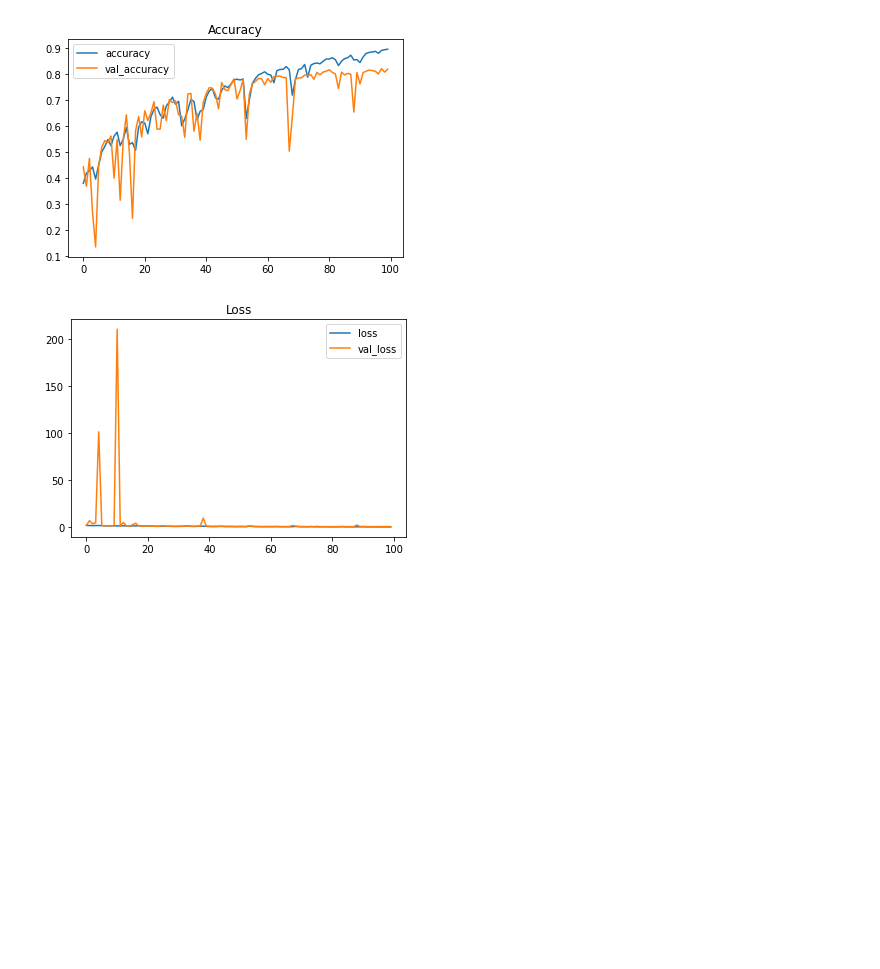
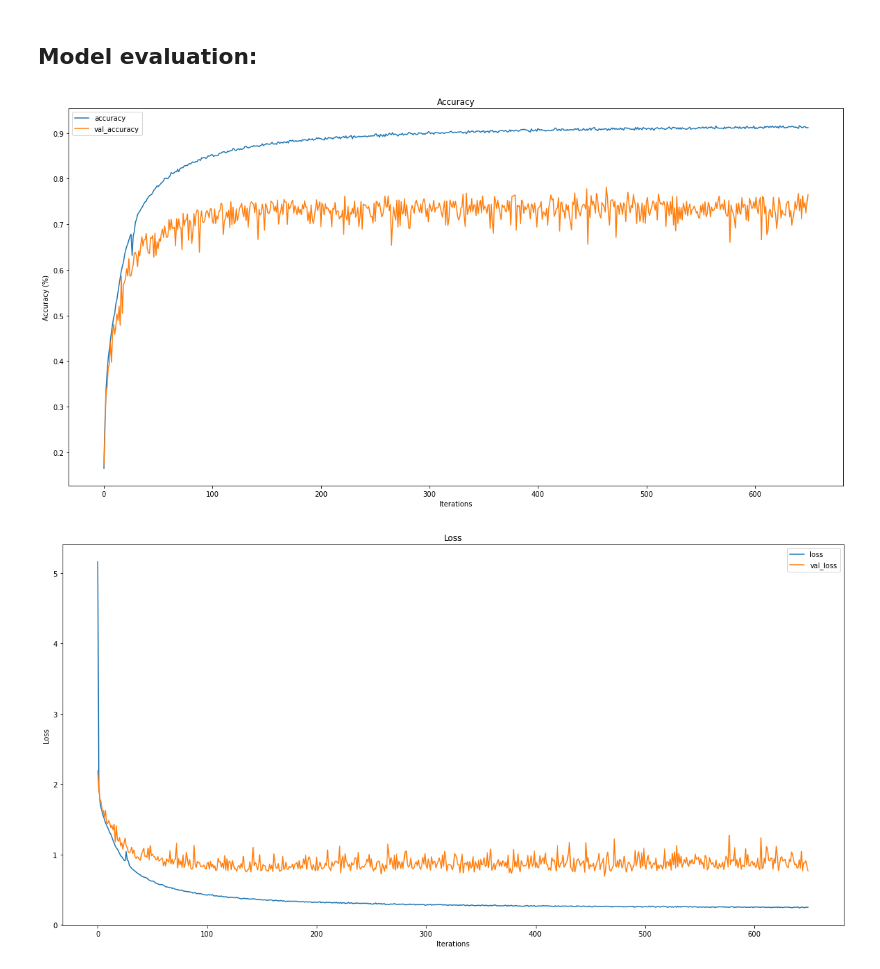
Before and after one commit to Deesus/recreate-resnet, a Jupyter notebook: ResNet-50.ipynb, the cells around one changed output. Cells and saved outputs as stored; diff of their text form; code cells hidden in the pictures; blank space fills up the shorter version.

Commit message:
Refactor: train with same hyperparamaters as ResNet paper.

```diff
--- a/ResNet-50.ipynb
+++ b/ResNet-50.ipynb
@@ -97,0 +131,9 @@ train_generator = datagen.flow(
+# %%
+# Subtract mean:
+# We can also use `adapt()` -- see <https://www.tensorflow.org/guide/keras/preprocessing_layers#the_adapt_method>
+mean = np.mean(x_train)
+
+# TODO: Why doesn't the original ResNet paper scale by STD?
+normalize_data = tf.keras.Sequential([
+  layers.Normalization(mean=mean, variance=1)
+])
@@ -279,0 +277,17 @@ ________________________________________________________________________________
+# %%
+# Create learning-rate schedule:
+
+# Recall that we only run 1/100th the number of iterations that the ResNet paper does:
+step = tf.Variable(0, trainable=False)
+
+boundaries = [32e1, 48e1]
+STOP_ITERATION_EPOCH = int(64e1)
+schedule = PiecewiseConstantDecay(boundaries, [1e-0, 1e-1, 1e-2])
+
+learning_rate_decay = 1e-1 * schedule(step)
+# %%
+model.compile(
+    optimizer=SGDW(weight_decay=0.0001, learning_rate=learning_rate_decay, momentum= 0.9),
+    loss='categorical_crossentropy',
+    metrics=['accuracy']
+)
@@ -280,15 +296,35 @@ ________________________________________________________________________________
+# %%
+model_history = model.fit(
+    x_train,
+    y_train,
+    shuffle=True,
+    batch_size=BATCH_SIZE,
+    epochs=STOP_ITERATION_EPOCH,
+    validation_data=(x_val, y_val)
+)
+# %% [markdown]
+## Model evaluation:
 # %%
+# Increase figure size:
+plt.rcParams["figure.figsize"] = (20,10)
+
+# Plot accuracy:
 plt.plot(model_history.history['accuracy'], label='accuracy')
 plt.plot(model_history.history['val_accuracy'], label='val_accuracy')
 plt.legend()
+plt.xlabel('Iterations')
+plt.ylabel('Accuracy (%)')
 plt.title('Accuracy')
 plt.show()
 
+# Plot loss:
 plt.plot(model_history.history['loss'], label='loss')
 plt.plot(model_history.history['val_loss'], label='val_loss')
 plt.legend()
+plt.xlabel('Iterations')
+plt.ylabel('Loss')
 plt.title('Loss')
 plt.show()
 # %% [output]
-[figure, old version]
+[figure, new version]
-[figure, old version]
+[figure, new version]
```
Also changed, not shown: parts of 26 cells of this notebook, 2 other files.
